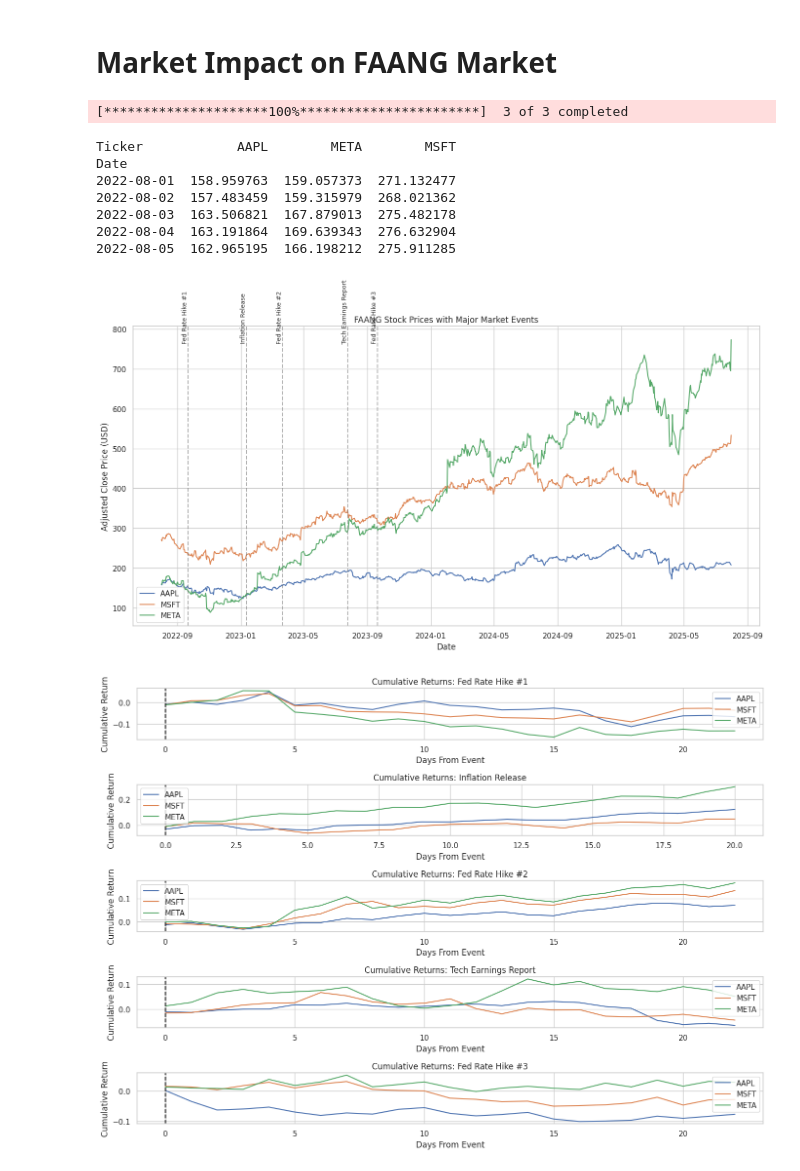
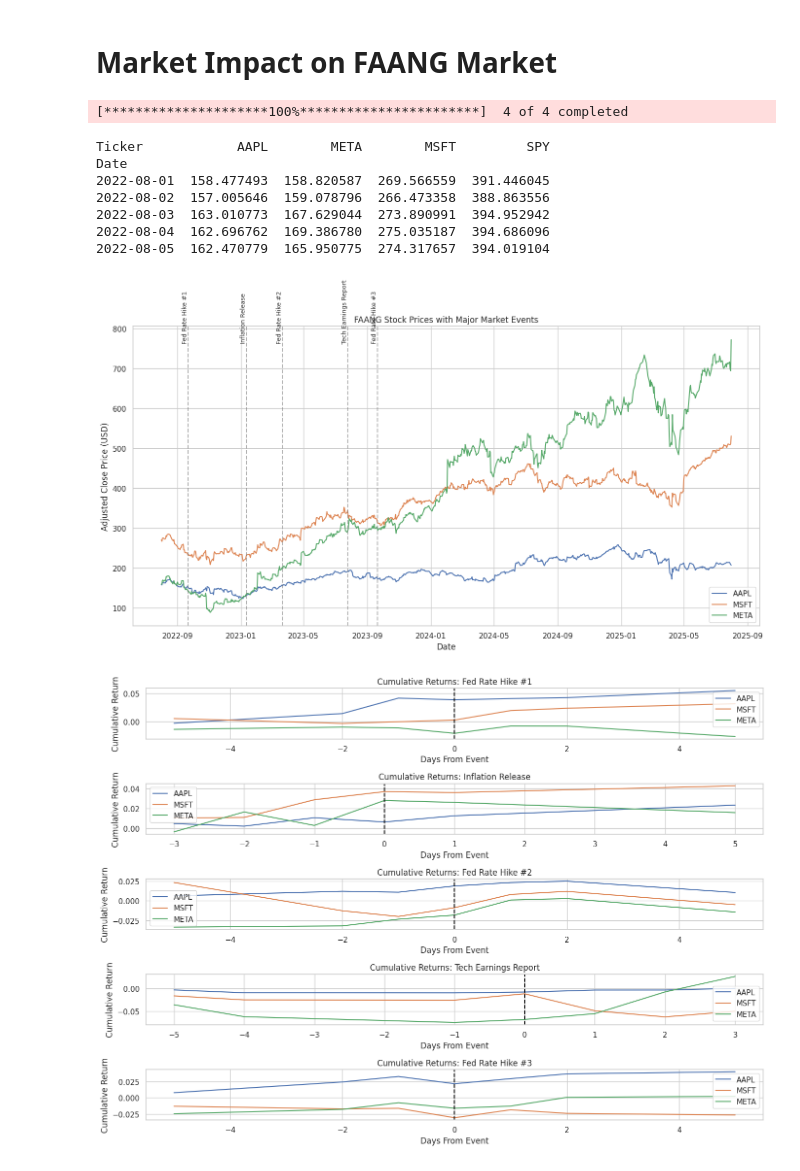
Before and after one commit to LingliHelen/Study-on-FAANG-Market, a Jupyter notebook: Market Impact on FAANG Market.ipynb, the cells around one changed output. Cells and saved outputs as stored; diff of their text form; code cells hidden in the pictures.

```diff
--- a/Market Impact on FAANG Market.ipynb
+++ b/Market Impact on FAANG Market.ipynb
@@ -12,28 +12,38 @@ import matplotlib.pyplot as plt
 import seaborn as sns
 
 # plot settings
-
 sns.set(style='whitegrid')
 
 # download stock data
 
-tickers = ['AAPL', 'MSFT', 'META']
+stock_tickers = ['AAPL', 'MSFT', 'META']
+
+market_ticker = 'SPY'
+
+all_tickers = stock_tickers + [market_ticker]
 
 # start and end date for analysis
+start = '2022-08-01'
 
-start = '2022-08-01'
 end = '2025-08-01'
 
 # download adjusted close prices (auto-adjust=True is used to avoid effect on dividends or stock split)
-raw_data = yf.download(tickers, start=start, end=end, auto_adjust=True)
+
+raw_data = yf.download(all_tickers, start=start, end=end, auto_adjust=True)
+
 prices = raw_data['Close']
 
+returns = prices.pct_change().dropna()
+
 # check first 5 rows to see if data is downloaded correctly
+
 print(prices.head())
 
 # calculate daily simple returns (use simple return method to see the percentage of  day to day changes, and drop NaN)
 
-returns = prices.pct_change().dropna()
+market_return = returns[market_ticker]
+
+abnormal_returns = returns[stock_tickers].sub(market_return, axis=0)
 
 # identify and define the major market event that has a significant impact on the market
 
@@ -52,7 +62,7 @@ event_dates = pd.to_datetime(list(event_identify.values()))
 # plot price chart with events
 
 plt.figure(figsize=(14, 8))
-for t in tickers:
+for t in stock_tickers:
     plt.plot(prices.index, prices[t], label=t)
 
 # add event markers, make it easy to see in the plot and know more about fluctuation before and after the event for the three stocks that I choose
@@ -84,8 +94,13 @@ for name, date_str in event_identify.items():
     buffer_end = event_day + pd.Timedelta(days=calendar_buffer)
 
     # select rows within the calendar buffer range
+    calendar_window = abnormal_returns.loc[buffer_start:buffer_end]
 
-    calendar_window = returns.loc[buffer_start:buffer_end]
+    window_data = calendar_window.copy()
+
+    window_data = window_data.reset_index()
+
+    window_data['Days From Event'] = (window_data['Date'] - event_day).dt.days
 
     # make a copy to avoid modifying the original data, keep original data stay
 
@@ -106,53 +121,63 @@ for name, date_str in event_identify.items():
         (window_data['Days From Event'] <= event_period)      # Condition for days after the event
     )
 
+    filtered_data = window_data[condition]
+    filtered_data = filtered_data.set_index('Days From Event')
+
     # apply the condition to filter the DataFrame
+
     filtered_data = window_data[condition]
 
     # set 'Days From Event' as the new index for easier access
+
     filtered_data = filtered_data.set_index('Days From Event')
 
 
     # select only the return columns for the chosen 3 stock tickers
-    daily_returns = filtered_data[tickers]
+
+    daily_returns = filtered_data[stock_tickers]
 
     # convert daily rsimple eturns to growth factors (1 + return)
+
     growth_factors = 1 + daily_returns
 
     # calculate the cumulative product over time
+
     cumulative_growth = growth_factors.cumprod()
 
     # convert back to cumulative return by subtracting 1
+
     cumret = cumulative_growth - 1
 
     # save the result in the event_returns dictionary
+
     event_returns[name] = cumret
 
 # plot cumulative return around each event
 
 plt.figure(figsize=(14, 10))
 
 for idx, (event_name, cr) in enumerate(event_returns.items(), 1):
     plt.subplot(len(event_returns), 1, idx)
-    for t in tickers:
+    for t in stock_tickers:
         plt.plot(cr.index, cr[t], label=t)
     plt.axvline(0, color='black', linestyle='--')
     plt.title(f'Cumulative Returns: {event_name}')
     plt.xlabel('Days From Event')
     plt.ylabel('Cumulative Return')
     plt.legend()
     plt.grid(True)
 
 plt.tight_layout()
 plt.show()
 # %% [output]
-[*********************100%***********************]  3 of 3 completed
+[*********************100%***********************]  4 of 4 completed
-Ticker            AAPL        META        MSFT
+Ticker            AAPL        META        MSFT         SPY
 Date
-2022-08-01  158.959763  159.057373  271.132477
-2022-08-02  157.483459  159.315979  268.021362
-2022-08-03  163.506821  167.879013  275.482178
-2022-08-04  163.191864  169.639343  276.632904
-2022-08-05  162.965195  166.198212  275.911285
+2022-08-01  158.477493  158.820587  269.566559  391.446045
+2022-08-02  157.005646  159.078796  266.473358  388.863556
+2022-08-03  163.010773  167.629044  273.890991  394.952942
+2022-08-04  162.696762  169.386780  275.035187  394.686096
+2022-08-05  162.470779  165.950775  274.317657  394.019104
-[figure, old version]
+[figure, new version]
-[figure, old version]
+[figure, new version]
```
